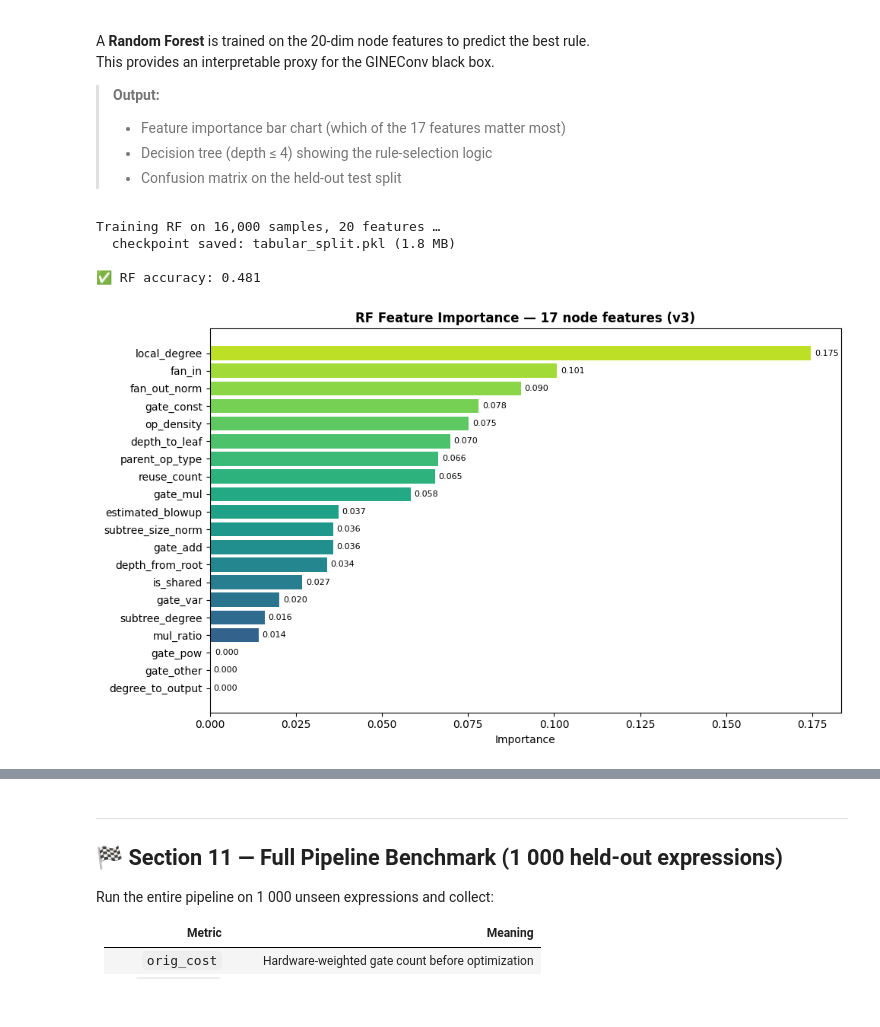
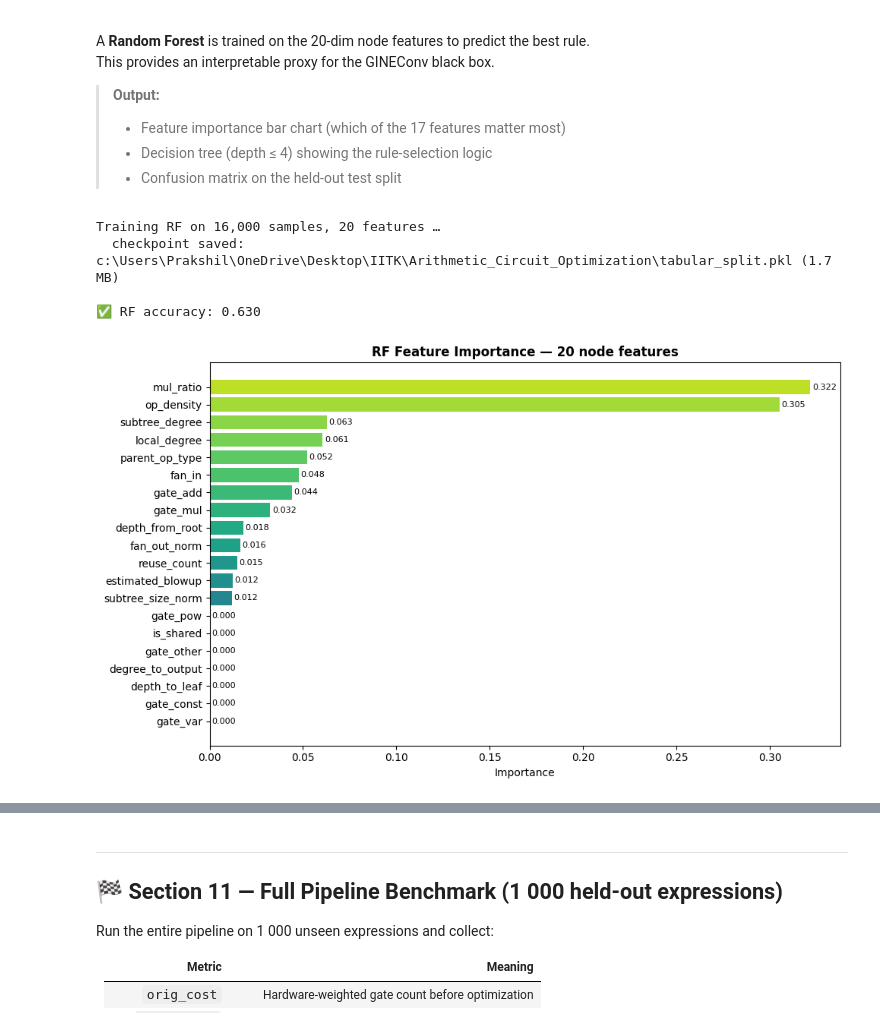
Before and after one commit to Prakshil/IITK-Internship, a Jupyter notebook: Arithmetic_Circuit_Optimization/ArithCircuit_Pipeline.ipynb, the cells around one changed output, grey strips where cells are left out. Saved outputs shown, nothing was run; the diff lists cells and outputs as text; code cells hidden in the pictures.

Commit message:
feat: Updated ML-guided arithmetic circuit optimization project with documentation, pipeline structure, and environment setup

```diff
--- a/Arithmetic_Circuit_Optimization/ArithCircuit_Pipeline.ipynb
+++ b/Arithmetic_Circuit_Optimization/ArithCircuit_Pipeline.ipynb
@@ -533,7 +585,7 @@ if _family_names:
     config.resolve(_family_names)
 DATASET_TOTAL = config.total_samples   # keep alias in sync
 
-DATASET_CKPT = "dataset_25k_depth3.pkl"
+DATASET_CKPT = "data/dataset_25k_depth3.pkl"
 dataset = load_pkl(DATASET_CKPT)
 
 if dataset is None:
@@ -2142,7 +2251,6 @@ Each `PyG Data` = one local action **(graph, v, r)** with target Δ(v,r):
 | `confidence` | (1,) float | σ(conf) ≈ improvement |
 | `in_top_k` | (1,) float | 1 if action in oracle top-k |
 # %%
-from distutils.command import build_ext
 # Training on all len(dataset) expressions; labels = Score(C)-Score(C')
 # Checkpoints: pyg_data_list.pkl + pyg_progress.pkl (resume mid-loop)
 # === RULE-BALANCED TRAINING DATA GENERATION ===
@@ -2150,8 +2258,8 @@ from distutils.command import build_ext
 
 TRAIN_SUBSET_N = None # OVERRIDE for debugging
 
-PYG_CKPT      = "pyg_data_list.pkl"
-PYG_PROG_CKPT = "pyg_progress.pkl"
+PYG_CKPT      = "data/pyg_data_list.pkl"
+PYG_PROG_CKPT = "data/pyg_progress.pkl"
 
 cost_model_tr = CostModel()
 dag_conv_tr   = DAGConverter()
@@ -2162,7 +2270,7 @@ normalizer_tr = ExprNormalizer()
 sample_records = dataset if TRAIN_SUBSET_N is None else dataset[:TRAIN_SUBSET_N]
 print(f"GNN corpus: {len(sample_records):,} / {len(dataset):,} expressions")
 
-N_RULES = len(RULE_NAMES)                 # 10
+N_RULES = len(RULE_NAMES)   # now 8 (identity + dead_pruning removed from trainable set)
 RULE_MIN_POSITIVE = 50                    # each rule must get >= 50 positive examples
 avg_actions_per_expr = 3
 quota_per_rule = max(
@@ -2536,7 +2649,7 @@ Action-level training complete.
 # CHANGE 10: evaluation metrics beyond accuracy
 # If runtime restarted, rebuild loaders and load GIN weights from checkpoint:
 if "pyg_data_list" not in dir() or not pyg_data_list:
-    pyg_data_list = load_pkl("pyg_data_list.pkl", [])
+    pyg_data_list = load_pkl("data/pyg_data_list.pkl", [])
 if "model" not in dir() or "val_loader" not in dir():
     assert len(pyg_data_list) > 0, "Run Section 7b first (or load pyg_data_list.pkl)."
     n_train = int(0.9 * len(pyg_data_list))
@@ -3130,7 +3257,7 @@ This provides an interpretable proxy for the GINEConv black box.
 # %%
 # Build a flat tabular dataset from pyg_data_list (checkpoint: rf_model.joblib)
 RF_CKPT = "rf_model.joblib"
-TABULAR_CKPT = "tabular_split.pkl"
+TABULAR_CKPT = "data/tabular_split.pkl"
 TABULAR_N = 20_000
 
 rf = load_joblib_model(RF_CKPT)
@@ -3143,8 +3270,15 @@ if rf is not None and split is not None:
 else:
     X_tab = []; y_tab = []
     for d in tqdm(pyg_data_list[:TABULAR_N], desc="Tabularising"):
-        x_mean = d.x.mean(dim=0).numpy()
-        X_tab.append(x_mean)
+        # Use the specific target-node features (not mean) so the RF sees the same
+        # per-node signal that the GIN uses, making it a proper interpretability proxy.
+        if hasattr(d, "target_node") and d.target_node is not None:
+            node_idx = int(d.target_node.item())
+            node_idx = min(node_idx, d.x.shape[0] - 1)  # clamp to valid range
+            x_node = d.x[node_idx].numpy()
+        else:
+            x_node = d.x.mean(dim=0).numpy()  # fallback for legacy data
+        X_tab.append(x_node)
         y_tab.append(int(d.target_rule.item()) if hasattr(d, "target_rule") else int(d.y.item()))
 
     X_tab = np.array(X_tab)
@@ -3163,25 +3297,25 @@ else:
     print(f"\n✅ RF accuracy: {rf_acc:.3f}")
 # %% [output]
 Training RF on 16,000 samples, 20 features …
-  checkpoint saved: tabular_split.pkl (1.8 MB)
+  checkpoint saved: c:\Users\Prakshil\OneDrive\Desktop\IITK\Arithmetic_Circuit_Optimization\tabular_split.pkl (1.7 MB)
 
-✅ RF accuracy: 0.481
+✅ RF accuracy: 0.630
 # %%
 # Feature importance
 importances = pd.Series(rf.feature_importances_, index=FEATURE_NAMES)
 importances_sorted = importances.sort_values(ascending=True)
 
 plt.figure(figsize=(10, 6))
 bars = plt.barh(importances_sorted.index, importances_sorted.values,
                 color=plt.cm.viridis(np.linspace(0.2, 0.9, len(importances_sorted))))
 plt.xlabel("Importance")
-plt.title("RF Feature Importance — 17 node features (v3)", fontweight="bold")
+plt.title(f"RF Feature Importance — {N_FEATURES} node features", fontweight="bold")
 for bar, val in zip(bars, importances_sorted.values):
     plt.text(val + 0.001, bar.get_y() + bar.get_height()/2,
              f"{val:.3f}", va="center", fontsize=8)
 plt.tight_layout(); plt.show()
 # %% [output]
-[figure, old version]
+[figure, new version]
 # %%
 # Decision tree proxy (checkpoint: dt_model.joblib) + dtreeviz if available
 DT_CKPT = "dt_model.joblib"
```
Also changed, not shown: parts of 28 cells of this notebook, 4 other files.
